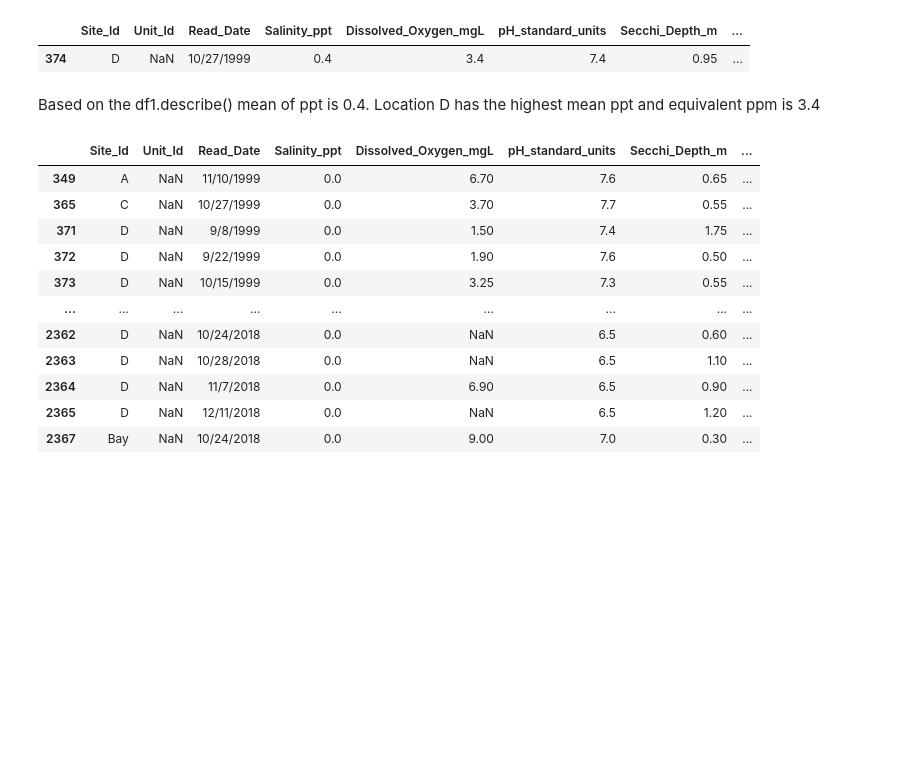
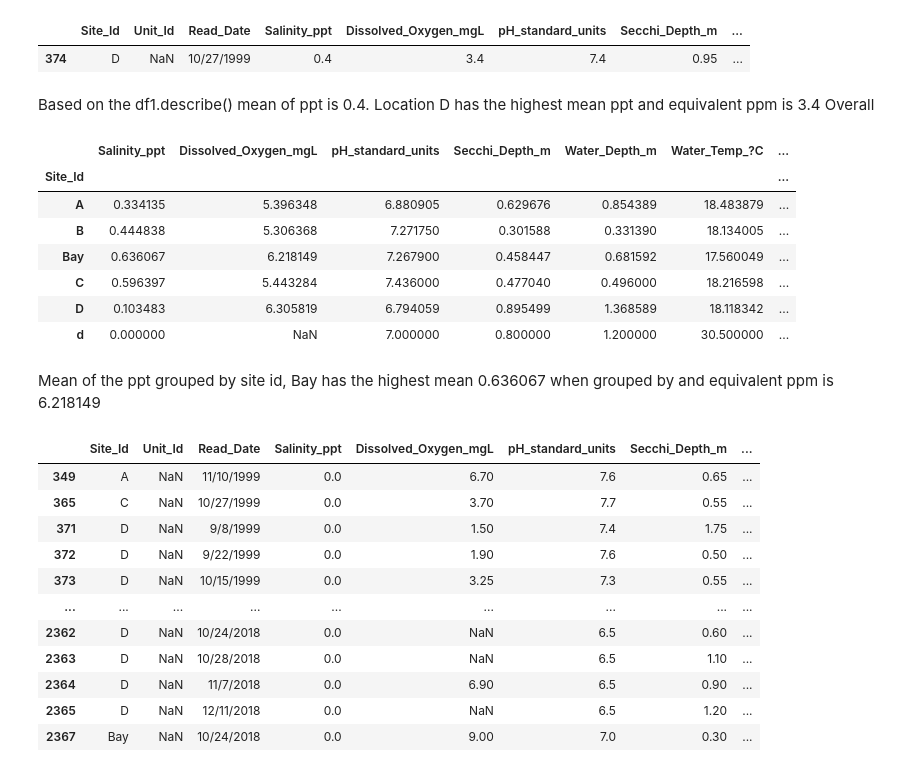
Before and after one commit to jnsashu/mcis6273-F21-datamining, a Jupyter notebook: homework/hw0/hw0.ipynb, the cells around one changed output. Drawn from its saved outputs; the diff is of its cells as text; code cells hidden in the pictures; blank space fills up the shorter version.

```diff
--- a/homework/hw0/hw0.ipynb
+++ b/homework/hw0/hw0.ipynb
@@ -441,7 +441,20 @@ df1.query('Salinity_ppt == 0.4')
 |  | Site_Id | Unit_Id | Read_Date | Salinity_ppt | Dissolved_Oxygen_mgL | pH_standard_units | Secchi_Depth_m | ... |
 | 374 | D | NaN | 10/27/1999 | 0.4 | 3.4 | 7.4 | 0.95 | ... |
 # %% [markdown]
-Based on the df1.describe() mean of ppt is 0.4. Location D has the highest mean ppt and equivalent ppm is 3.4
+Based on the df1.describe() mean of ppt is 0.4. Location D has the highest mean ppt and equivalent ppm is 3.4 Overall
+# %%
+df1.groupby(['Site_Id']).mean()
+# %% [output]
+|  | Salinity_ppt | Dissolved_Oxygen_mgL | pH_standard_units | Secchi_Depth_m | Water_Depth_m | Water_Temp_?C | ... |
+| Site_Id |  |  |  |  |  |  | ... |
+| A | 0.334135 | 5.396348 | 6.880905 | 0.629676 | 0.854389 | 18.483879 | ... |
+| B | 0.444838 | 5.306368 | 7.271750 | 0.301588 | 0.331390 | 18.134005 | ... |
+| Bay | 0.636067 | 6.218149 | 7.267900 | 0.458447 | 0.681592 | 17.560049 | ... |
+| C | 0.596397 | 5.443284 | 7.436000 | 0.477040 | 0.496000 | 18.216598 | ... |
+| D | 0.103483 | 6.305819 | 6.794059 | 0.895499 | 1.368589 | 18.118342 | ... |
+| d | 0.000000 | NaN | 7.000000 | 0.800000 | 1.200000 | 30.500000 | ... |
+# %% [markdown]
+Mean of the ppt grouped by site id, Bay has the highest mean 0.636067 when grouped by and equivalent ppm is 6.218149
 # %%
 df1.query('Salinity_ppt == 0')
 # %% [output]
```
